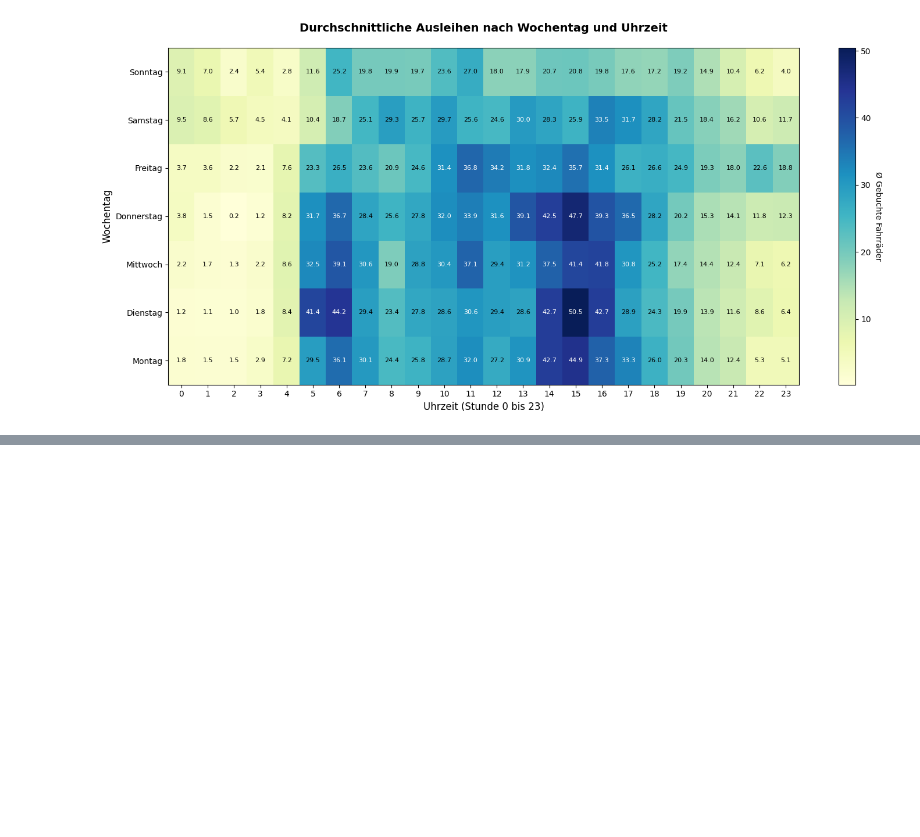
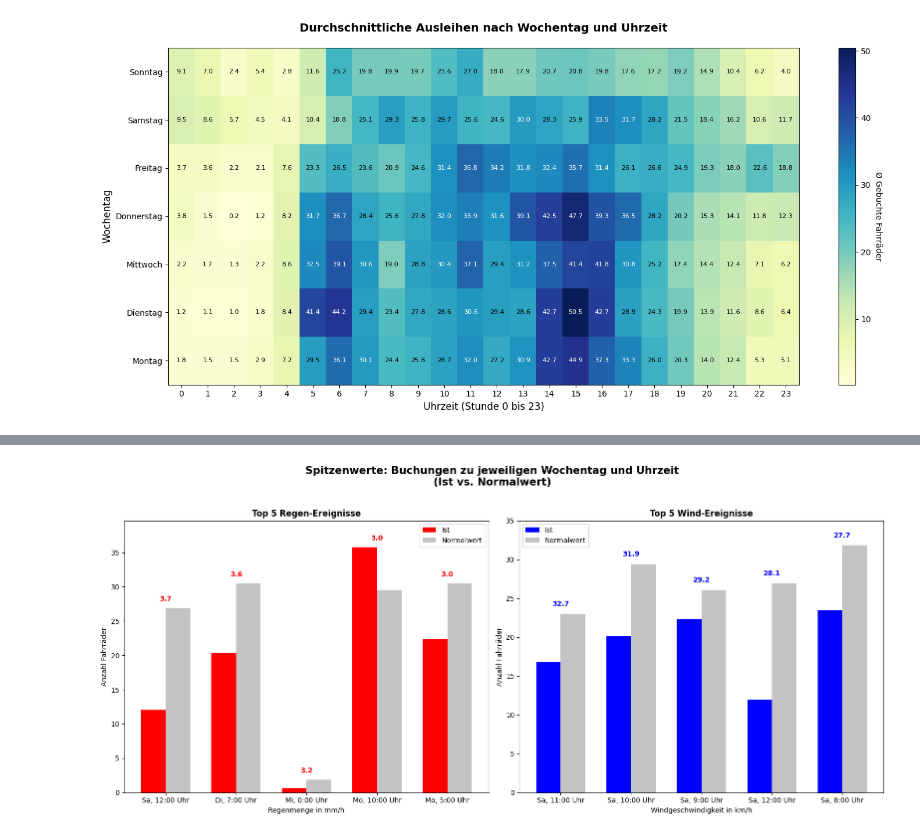
Before and after one commit to MatthiasHofhansl/Nextbike-Daten-vs.-Wetterdaten, a Jupyter notebook: code_new.ipynb, the cells around one changed output, grey strips where cells are left out. Drawn from its saved outputs; the diff is of its cells as text; code cells hidden in the pictures; blank space fills up the shorter version.

```diff
--- a/code_new.ipynb
+++ b/code_new.ipynb
@@ -460,0 +282,71 @@ NameError: name 'correlations' is not defined
+# %%
+# ANALYSE 5 & 6: Top-Ereignisse vs. Normalzustand
+
+# 1. Temporäre Kopie erstellen, um den Haupt-DF nicht zu verändern
+df_temp = merged_df.copy()
+
+# Hilfsspalten für den Vergleich erstellen
+df_temp['tmp_weekday'] = df_temp['timestamp'].dt.weekday
+df_temp['tmp_hour'] = df_temp['timestamp'].dt.hour
+
+# 2. Referenzwerte berechnen: Median pro Wochentag und Stunde
+reference_values = df_temp.groupby(['tmp_weekday', 'tmp_hour'])['booked_bikes'].median().reset_index()
+reference_values.columns = ['tmp_weekday', 'tmp_hour', 'typical_booked']
+
+# 3. Referenzwerte an die temporären Daten anfügen
+df_with_ref = pd.merge(df_temp, reference_values, on=['tmp_weekday', 'tmp_hour'])
+
+# 4. Top 5 Ereignisse finden
+top_rain = df_with_ref.sort_values(by='rain', ascending=False).head(5).copy()
+top_wind = df_with_ref.sort_values(by='wind_speed_10m', ascending=False).head(5).copy()
+
+# Hilfsfunktion für die Beschriftung der X-Achse
+def format_label(row):
+    days = ['Mo', 'Di', 'Mi', 'Do', 'Fr', 'Sa', 'So']
+    return f"{days[int(row['tmp_weekday'])]}, {int(row['tmp_hour'])}:00 Uhr"
+
+top_rain['label'] = top_rain.apply(format_label, axis=1)
+top_wind['label'] = top_wind.apply(format_label, axis=1)
+
+# 5. Plotten
+fig, (ax1, ax2) = plt.subplots(1, 2, figsize=(16, 7))
+width = 0.35
+x = np.arange(5)
+
+# Plot A: Top 5 Regen-Stunden
+ax1.bar(x - width/2, top_rain['booked_bikes'], width, label='Ist', color='#FF0000')
+ax1.bar(x + width/2, top_rain['typical_booked'], width, label='Normalwert', color='#888888', alpha=0.5)
+
+ax1.set_title('Top 5 Regen-Ereignisse', fontsize=12, fontweight='bold')
+ax1.set_xticks(x)
+ax1.set_xticklabels(top_rain['label'])
+ax1.set_ylabel('Anzahl Fahrräder')
+ax1.set_xlabel('Regenmenge in mm/h')
+ax1.legend()
+ax1.set_ylim(0, top_rain['typical_booked'].max() * 1.3)
+
+for i, val in enumerate(top_rain['rain']):
+    ax1.text(i, max(top_rain['booked_bikes'].iloc[i], top_rain['typical_booked'].iloc[i]) + 1,
+             f"{val:.1f}", ha='center', fontsize=10, color='#FF0000', fontweight='bold')
+
+# Plot B: Top 5 Wind-Stunden
+ax2.bar(x - width/2, top_wind['booked_bikes'], width, label='Ist', color='#0000FF')
+ax2.bar(x + width/2, top_wind['typical_booked'], width, label='Normalwert', color='#888888', alpha=0.5)
+
+ax2.set_title('Top 5 Wind-Ereignisse', fontsize=12, fontweight='bold')
+ax2.set_xticks(x)
+ax2.set_xticklabels(top_wind['label'])
+ax2.set_ylabel('Anzahl Fahrräder')
+ax2.set_xlabel('Windgeschwindigkeit in km/h')
+ax2.legend()
+ax2.set_ylim(0, top_wind['typical_booked'].max() * 1.1)
+
+for i, val in enumerate(top_wind['wind_speed_10m']):
+    ax2.text(i, max(top_wind['booked_bikes'].iloc[i], top_wind['typical_booked'].iloc[i]) + 1,
+             f"{val:.1f}", ha='center', fontsize=10, color='#0000FF', fontweight='bold')
+
+plt.suptitle('Spitzenwerte: Buchungen zu jeweiligen Wochentag und Uhrzeit\n(Ist vs. Normalwert)', fontsize=15, fontweight='bold', y=1.02)
+plt.tight_layout()
+plt.show()
+# %% [output]
+[figure, added]
```
Also changed, not shown: parts of 10 cells of this notebook, 2 other files.
